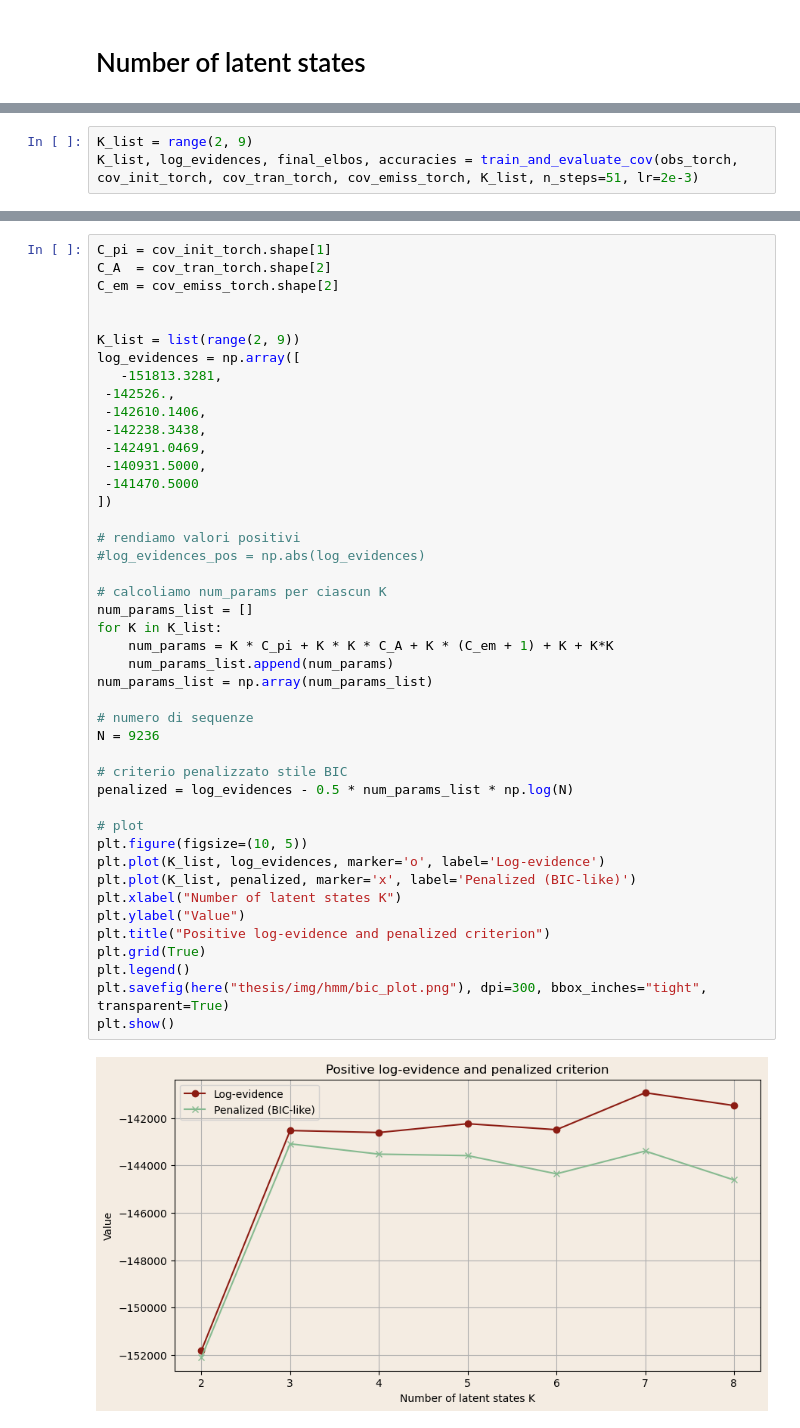
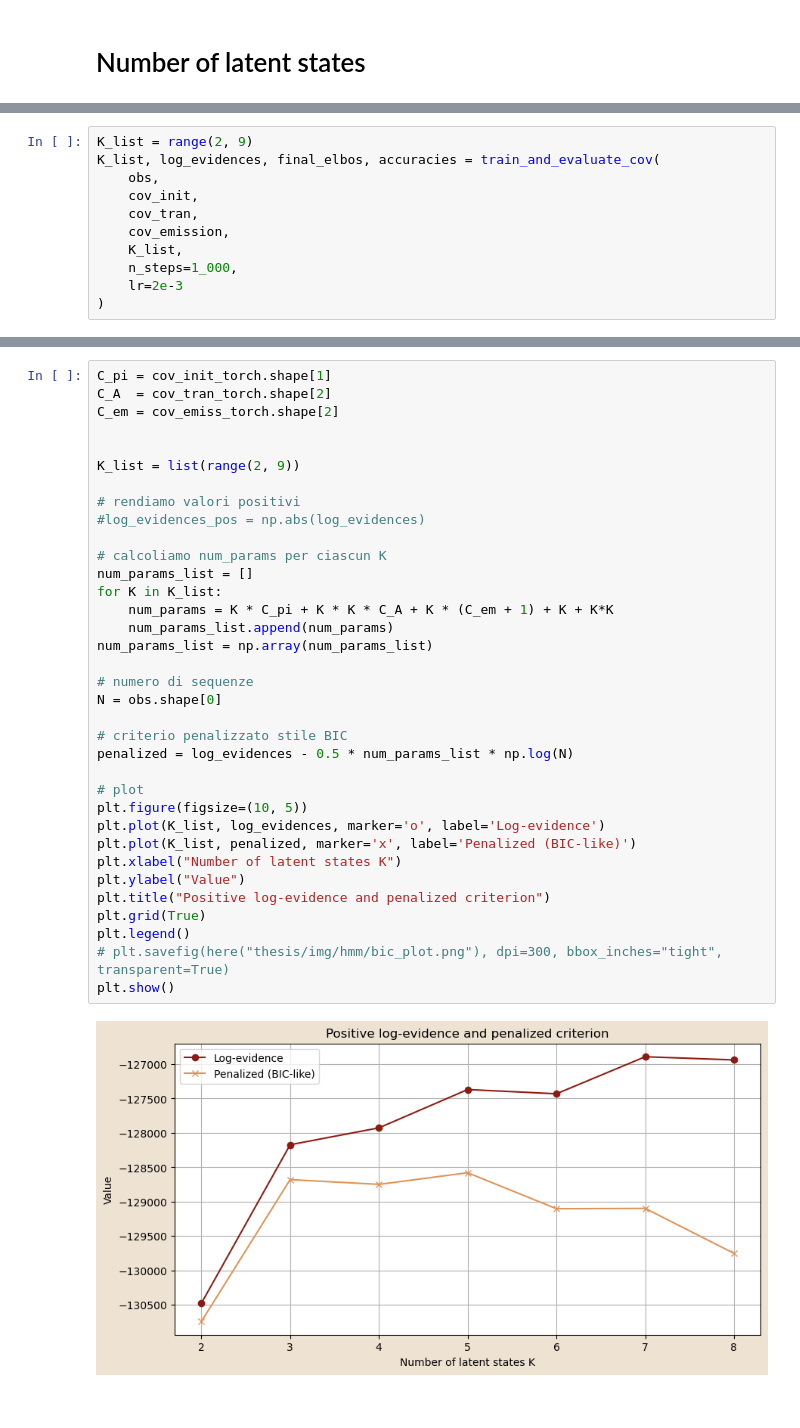
Before and after one commit to erikdeluca/Blood-Donors, a Jupyter notebook: notebooks/Bayesian HMM GLM.ipynb, the cells around one changed output, grey strips where cells are left out. Saved outputs shown, nothing was run; the diff lists cells and outputs as text.

```diff
--- a/notebooks/Bayesian HMM GLM.ipynb
+++ b/notebooks/Bayesian HMM GLM.ipynb
@@ -1402,6 +1375,14 @@ def train_and_evaluate_cov(obs_torch, x_pi, x_A, x_em, K_list, n_steps=500, lr=1
     return K_list, log_evidences, final_elbos, accuracies
 # %%
 K_list = range(2, 9)
-K_list, log_evidences, final_elbos, accuracies = train_and_evaluate_cov(obs_torch, cov_init_torch, cov_tran_torch, cov_emiss_torch, K_list, n_steps=51, lr=2e-3)
+K_list, log_evidences, final_elbos, accuracies = train_and_evaluate_cov(
+    obs,
+    cov_init,
+    cov_tran,
+    cov_emission,
+    K_list,
+    n_steps=1_000,
+    lr=2e-3
+)
 # %% [output]
 === Training HMM with K=2 states ===
@@ -1440,42 +1411,33 @@ C_em = cov_emiss_torch.shape[2]
 
 
 K_list = list(range(2, 9))
-log_evidences = np.array([
-   -151813.3281,
- -142526.,
- -142610.1406,
- -142238.3438,
- -142491.0469,
- -140931.5000,
- -141470.5000
-])
 
 # rendiamo valori positivi
 #log_evidences_pos = np.abs(log_evidences)
 
 # calcoliamo num_params per ciascun K
 num_params_list = []
 for K in K_list:
     num_params = K * C_pi + K * K * C_A + K * (C_em + 1) + K + K*K
     num_params_list.append(num_params)
 num_params_list = np.array(num_params_list)
 
 # numero di sequenze
-N = 9236
+N = obs.shape[0]
 
 # criterio penalizzato stile BIC
 penalized = log_evidences - 0.5 * num_params_list * np.log(N)
 
 # plot
 plt.figure(figsize=(10, 5))
 plt.plot(K_list, log_evidences, marker='o', label='Log-evidence')
 plt.plot(K_list, penalized, marker='x', label='Penalized (BIC-like)')
 plt.xlabel("Number of latent states K")
 plt.ylabel("Value")
 plt.title("Positive log-evidence and penalized criterion")
 plt.grid(True)
 plt.legend()
-plt.savefig(here("thesis/img/hmm/bic_plot.png"), dpi=300, bbox_inches="tight", transparent=True)
+# plt.savefig(here("thesis/img/hmm/bic_plot.png"), dpi=300, bbox_inches="tight", transparent=True)
 plt.show()
 # %% [output]
-[figure, old version]
+[figure, new version]
```
Also changed, not shown: parts of 4 cells of this notebook, 11 other files.
